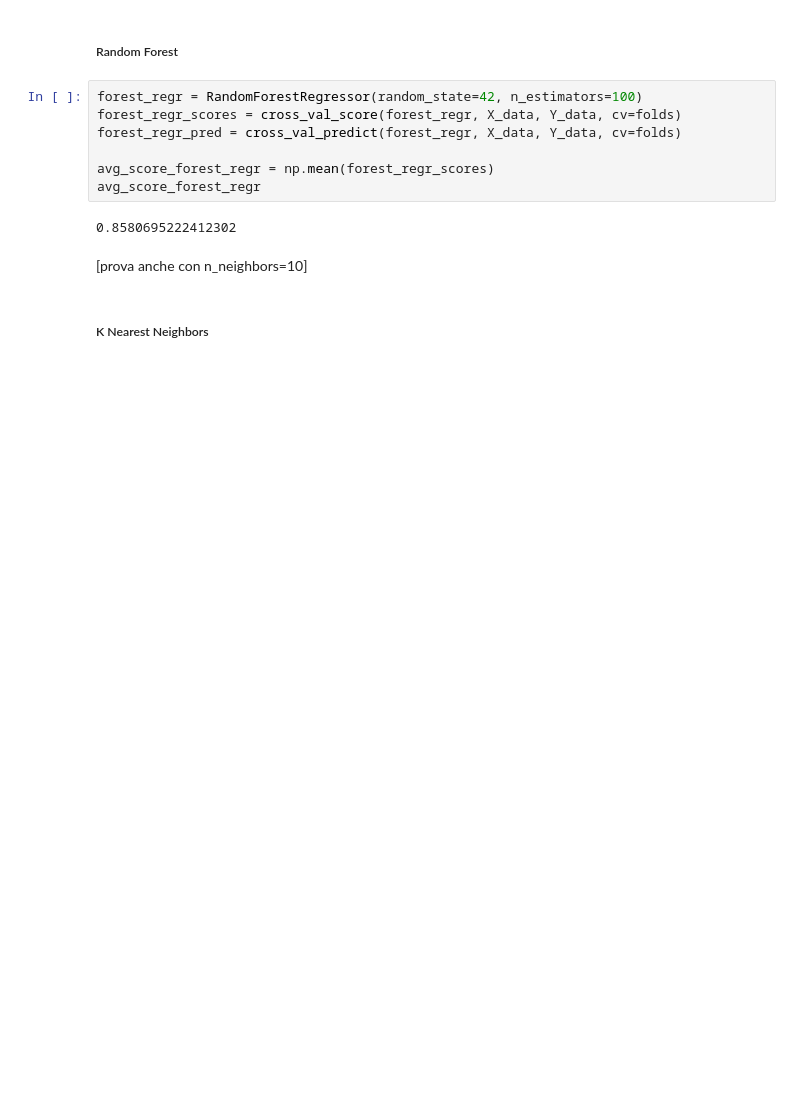
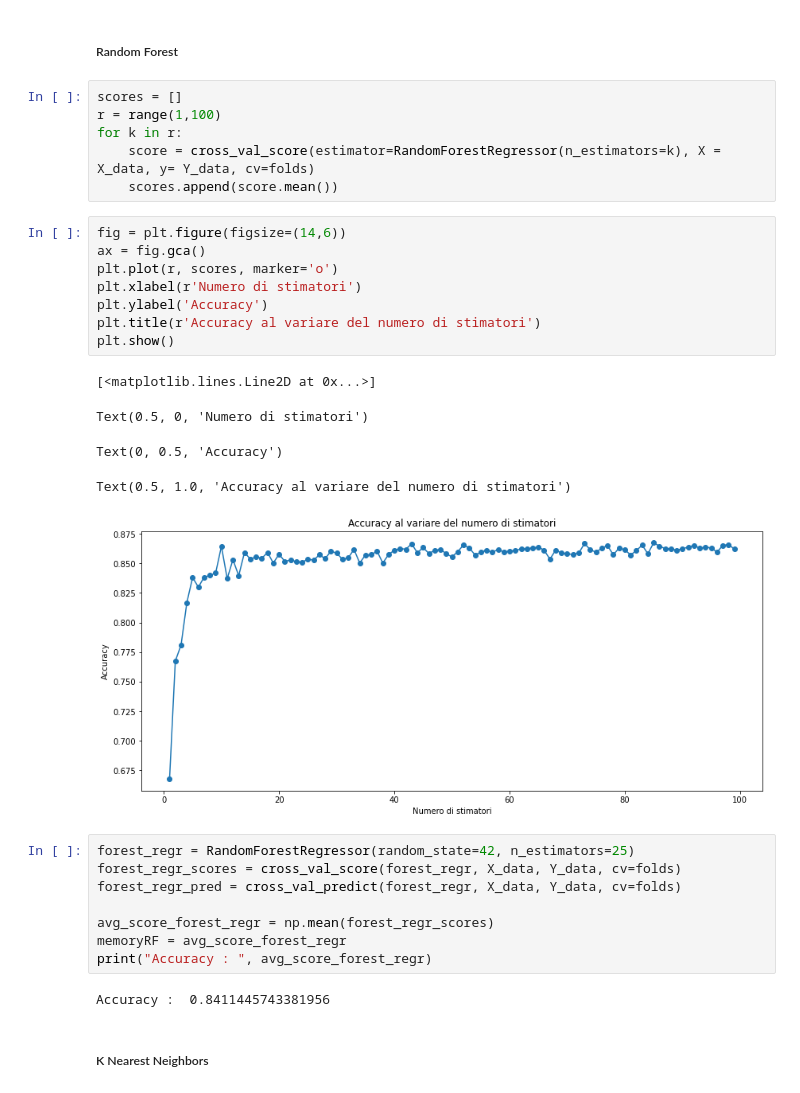
Before and after one commit to spiderlory/ml_project, a Jupyter notebook: progetto.ipynb, the cells around one changed output. Saved outputs shown, nothing was run; the diff lists cells and outputs as text; blank space fills up the shorter version.

```diff
--- a/progetto.ipynb
+++ b/progetto.ipynb
@@ -381,15 +419,34 @@ avg_score_grad_regr
 # %% [markdown]
 ##### Random Forest
+# %%
+scores = []
+r = range(1,100)
+for k in r:
+    score = cross_val_score(estimator=RandomForestRegressor(n_estimators=k), X = X_data, y= Y_data, cv=folds)
+    scores.append(score.mean())
+# %%
+fig = plt.figure(figsize=(14,6))
+ax = fig.gca()
+plt.plot(r, scores, marker='o')
+plt.xlabel(r'Numero di stimatori')
+plt.ylabel('Accuracy')
+plt.title(r'Accuracy al variare del numero di stimatori')
+plt.show()
+# %% [output]
+[<matplotlib.lines.Line2D at 0x...>]
+Text(0.5, 0, 'Numero di stimatori')
+Text(0, 0.5, 'Accuracy')
+Text(0.5, 1.0, 'Accuracy al variare del numero di stimatori')
+[figure, added]
 # %%
-forest_regr = RandomForestRegressor(random_state=42, n_estimators=100)
+forest_regr = RandomForestRegressor(random_state=42, n_estimators=25)
 forest_regr_scores = cross_val_score(forest_regr, X_data, Y_data, cv=folds)
 forest_regr_pred = cross_val_predict(forest_regr, X_data, Y_data, cv=folds)
 
 avg_score_forest_regr = np.mean(forest_regr_scores)
-avg_score_forest_regr
+memoryRF = avg_score_forest_regr
+print("Accuracy : ", avg_score_forest_regr)
 # %% [output]
-0.8580695222412302
+Accuracy :  0.8411445743381956
-# %% [markdown]
-[prova anche con n_neighbors=10]
 # %% [markdown]
 ##### K Nearest Neighbors
```
Also changed, not shown: parts of 28 cells of this notebook.
